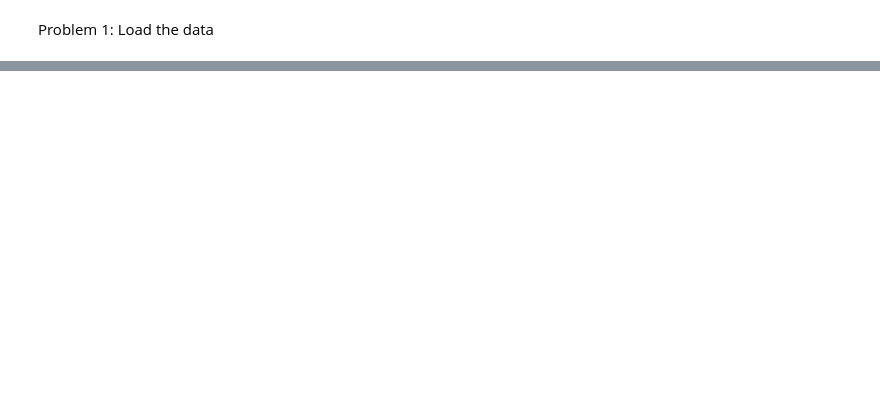
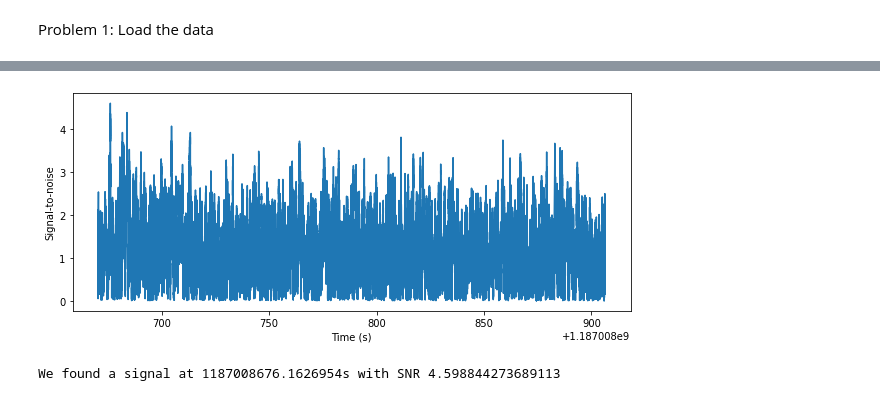
Before and after one commit to margheritawar/PRA3024, a Jupyter notebook: GWDAcorrect.ipynb, the cells around one changed output, grey strips where cells are left out. Cells and saved outputs as stored; diff of their text form; code cells hidden in the pictures; blank space fills up the shorter version.

```diff
--- a/GWDAcorrect.ipynb
+++ b/GWDAcorrect.ipynb
@@ -186,0 +216,24 @@ pylab.show()
+# %%
+#new fitting with new data
+ifo = 'L1'
+conditioned = strain[ifo]
+snr = matched_filter(template, conditioned,
+                     psd=psds[ifo] , low_frequency_cutoff=15)
+
+snr = snr.crop(4 + 4, 4)
+
+pylab.figure(figsize=[10, 4])
+pylab.plot(snr.sample_times, abs(snr))
+pylab.ylabel('Signal-to-noise')
+pylab.xlabel('Time (s)')
+pylab.show()
+
+peak = abs(snr).numpy().argmax()
+snrp = snr[peak]
+time = snr.sample_times[peak]
+
+print("We found a signal at {}s with SNR {}".format(time,
+                                                    abs(snrp)))
+# %% [output]
+[figure, added]
+We found a signal at 1187008676.1626954s with SNR 4.598844273689113
```
Also changed, not shown: parts of 14 cells of this notebook.
